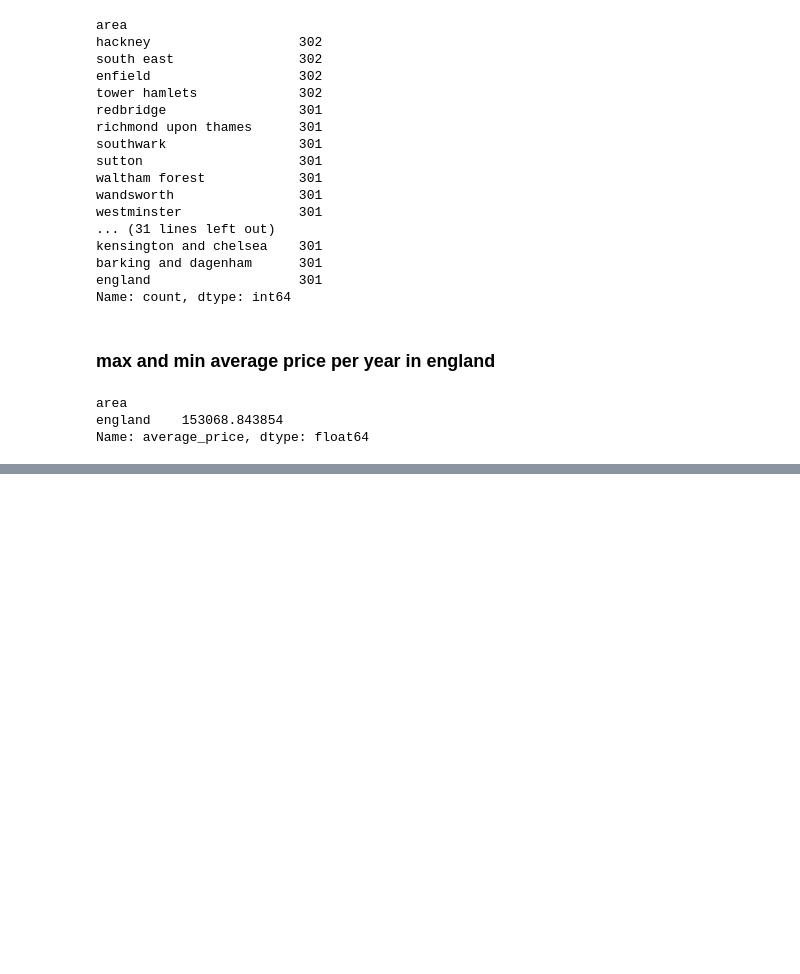
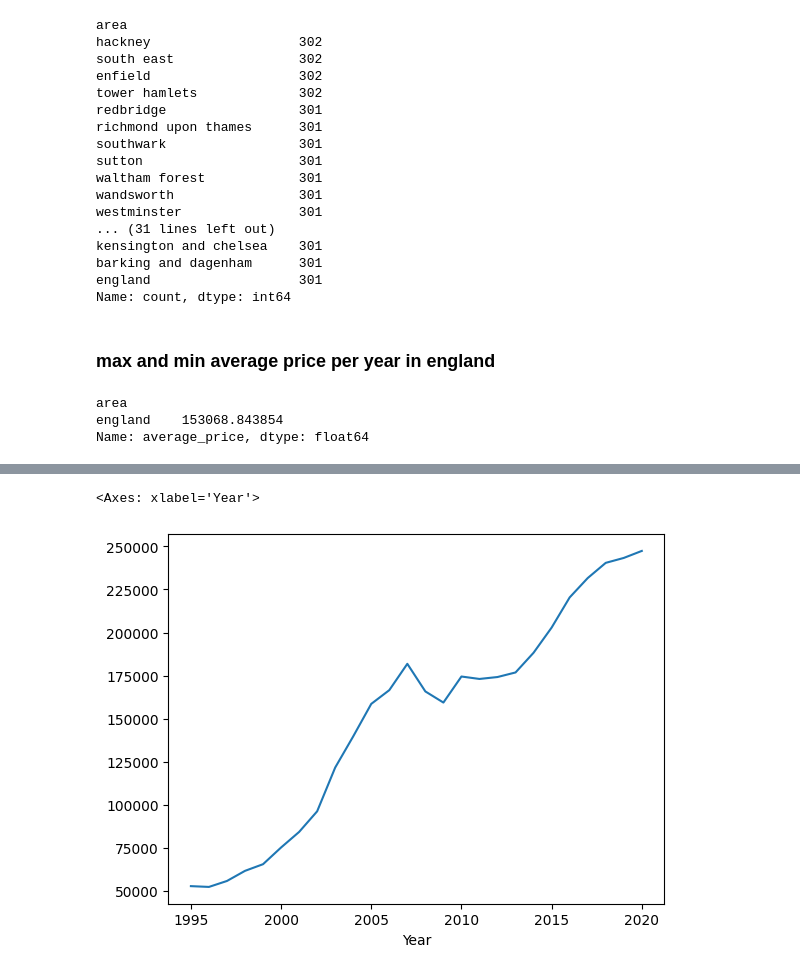
Before and after one commit to Abhishek191191/London-Housing, a Jupyter notebook: Analysis Code.ipynb, the cells around one changed output, grey strips where cells are left out. Drawn from its saved outputs; the diff is of its cells as text; code cells hidden in the pictures; blank space fills up the shorter version.

```diff
--- a/Analysis Code.ipynb
+++ b/Analysis Code.ipynb
@@ -150,0 +175,5 @@ Name: average_price, dtype: float64
+# %%
+df1.groupby('Year').average_price.min().plot()
+# %% [output]
+<Axes: xlabel='Year'>
+[figure, added]
```
Also changed, not shown: parts of 11 cells of this notebook.
